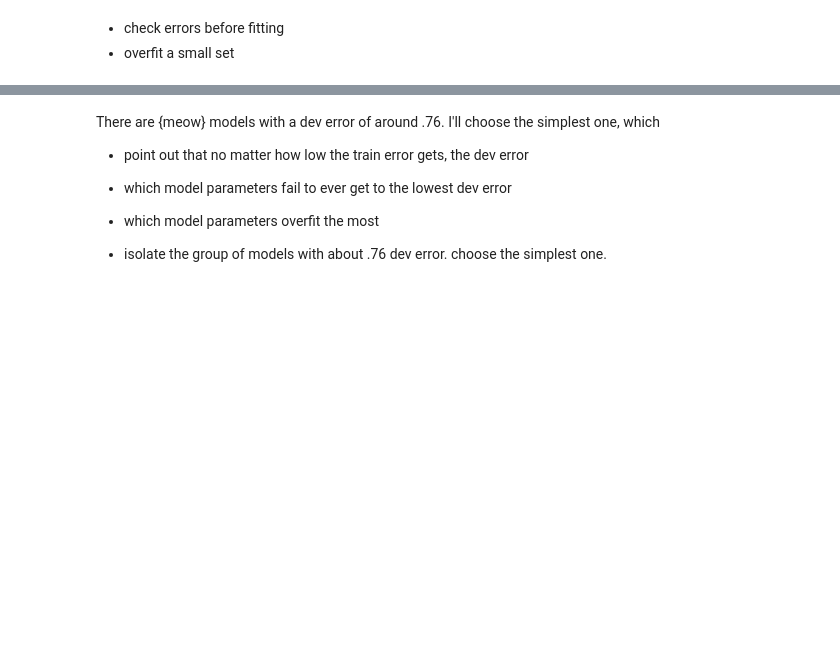
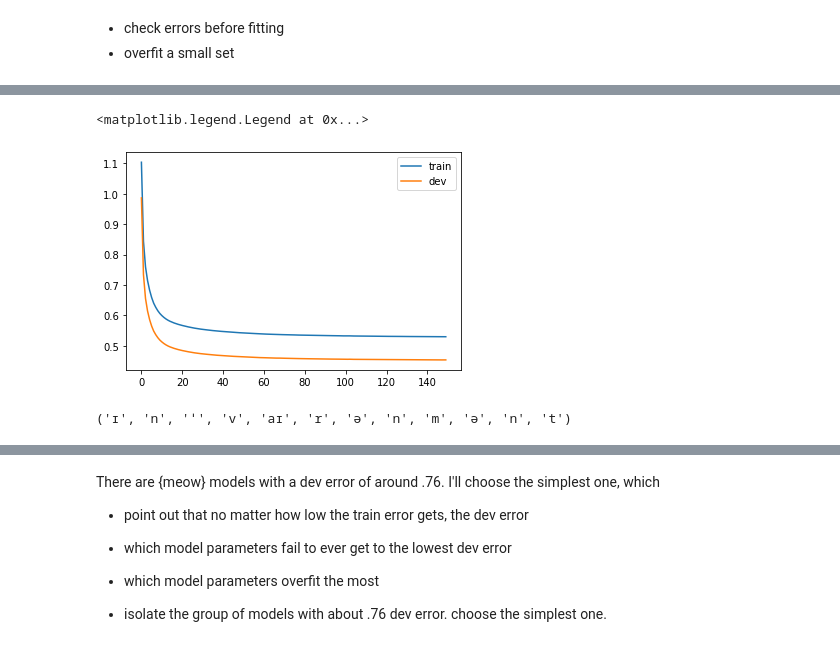
Before and after one commit to colinpollock/sonorant, a Jupyter notebook: Model Training.ipynb, the cells around one changed output, grey strips where cells are left out. Drawn from its saved outputs; the diff is of its cells as text; code cells hidden in the pictures; blank space fills up the shorter version.

```diff
--- a/Model Training.ipynb
+++ b/Model Training.ipynb
@@ -240,0 +265,11 @@ Wall time: 53.1 s
+# %%
+%%time
+
+model_parameters = ModelParams(rnn_type='gru', num_layers=1, max_epochs=1000, early_stopping_rounds=3,
+                              embedding_dimension=20, hidden_dimension=20)
+model2 = LanguageModel(vocab, model_parameters, device_name='cuda')
+
+train_losses, dev_losses = model2.fit(
+    train_pronunciations.pronunciation.values.tolist(),
+    dev_pronunciations.pronunciation.values.tolist(),
+)
@@ -240,0 +559,11 @@ Wall time: 53.1 s
+# %%
+plt.plot(train_losses, label='train')
+plt.plot(dev_losses, label='dev')
+plt.legend()
+# %% [output]
+<matplotlib.legend.Legend at 0x...>
+[figure, added]
+# %%
+pronunciations.loc['environment'].pronunciation
+# %% [output]
+('ɪ', 'n', 'ˈ', 'v', 'aɪ', 'r', 'ə', 'n', 'm', 'ə', 'n', 't')
```
Also changed, not shown: parts of 36 cells of this notebook.
